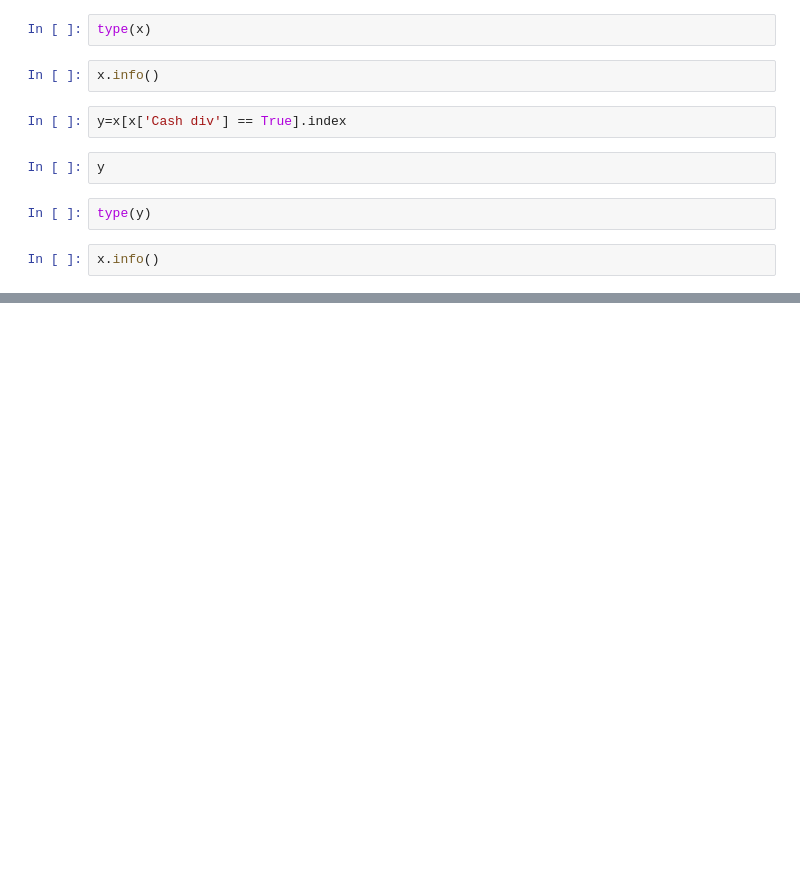
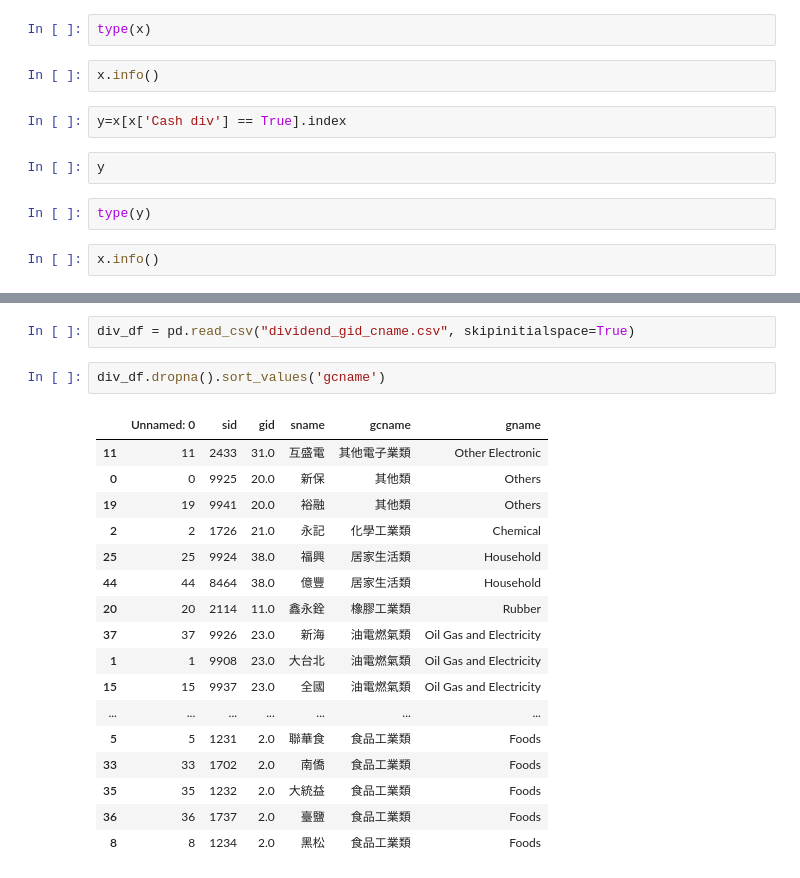
Before and after one commit to cplus66/copilot-fire, a Jupyter notebook: tw-stock/twse/t05st09_2_e/process_dividend.ipynb, the cells around one changed output, grey strips where cells are left out. Drawn from its saved outputs; the diff is of its cells as text; blank space fills up the shorter version.

```diff
--- a/tw-stock/twse/t05st09_2_e/process_dividend.ipynb
+++ b/tw-stock/twse/t05st09_2_e/process_dividend.ipynb
@@ -166,0 +233,22 @@ fig.show()
+# %%
+div_df = pd.read_csv("dividend_gid_cname.csv", skipinitialspace=True)
+# %%
+div_df.dropna().sort_values('gcname')
+# %% [output]
+|  | Unnamed: 0 | sid | gid | sname | gcname | gname |
+| 11 | 11 | 2433 | 31.0 | 互盛電 | 其他電子業類 | Other Electronic |
+| 0 | 0 | 9925 | 20.0 | 新保 | 其他類 | Others |
+| 19 | 19 | 9941 | 20.0 | 裕融 | 其他類 | Others |
+| 2 | 2 | 1726 | 21.0 | 永記 | 化學工業類 | Chemical |
+| 25 | 25 | 9924 | 38.0 | 福興 | 居家生活類 | Household |
+| 44 | 44 | 8464 | 38.0 | 億豐 | 居家生活類 | Household |
+| 20 | 20 | 2114 | 11.0 | 鑫永銓 | 橡膠工業類 | Rubber |
+| 37 | 37 | 9926 | 23.0 | 新海 | 油電燃氣類 | Oil Gas and Electricity |
+| 1 | 1 | 9908 | 23.0 | 大台北 | 油電燃氣類 | Oil Gas and Electricity |
+| 15 | 15 | 9937 | 23.0 | 全國 | 油電燃氣類 | Oil Gas and Electricity |
+| ... | ... | ... | ... | ... | ... | ... |
+| 5 | 5 | 1231 | 2.0 | 聯華食 | 食品工業類 | Foods |
+| 33 | 33 | 1702 | 2.0 | 南僑 | 食品工業類 | Foods |
+| 35 | 35 | 1232 | 2.0 | 大統益 | 食品工業類 | Foods |
+| 36 | 36 | 1737 | 2.0 | 臺鹽 | 食品工業類 | Foods |
+| 8 | 8 | 1234 | 2.0 | 黑松 | 食品工業類 | Foods |
```
Also changed, not shown: parts of 5 cells of this notebook, 1 other file.
